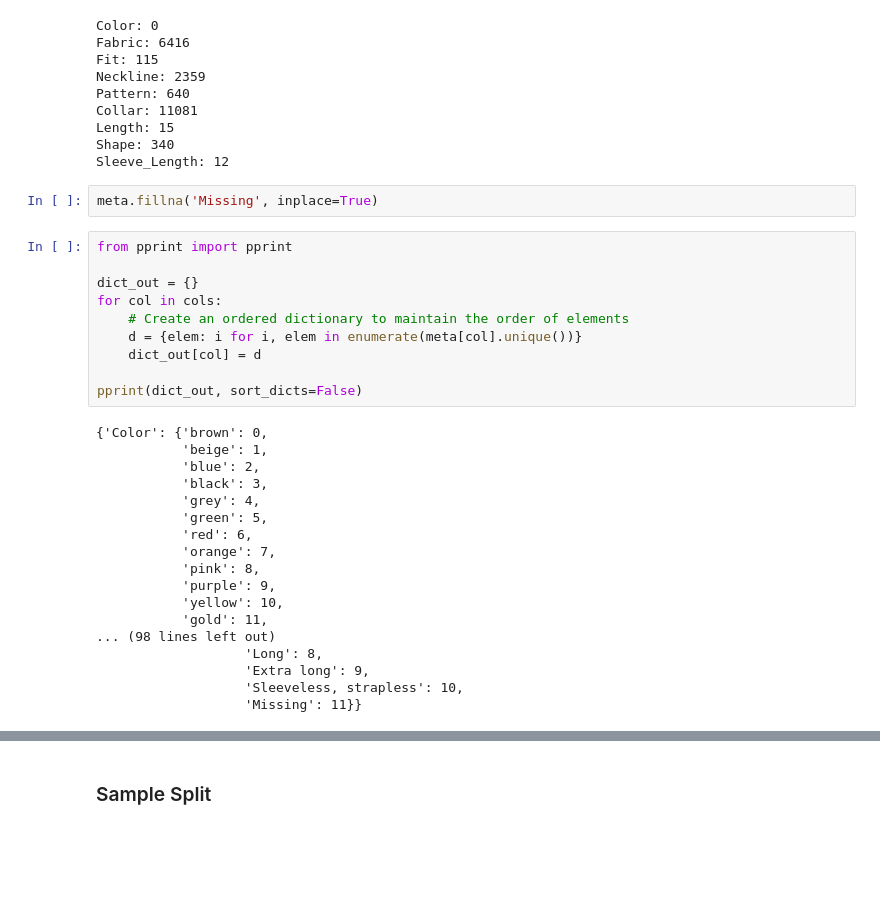
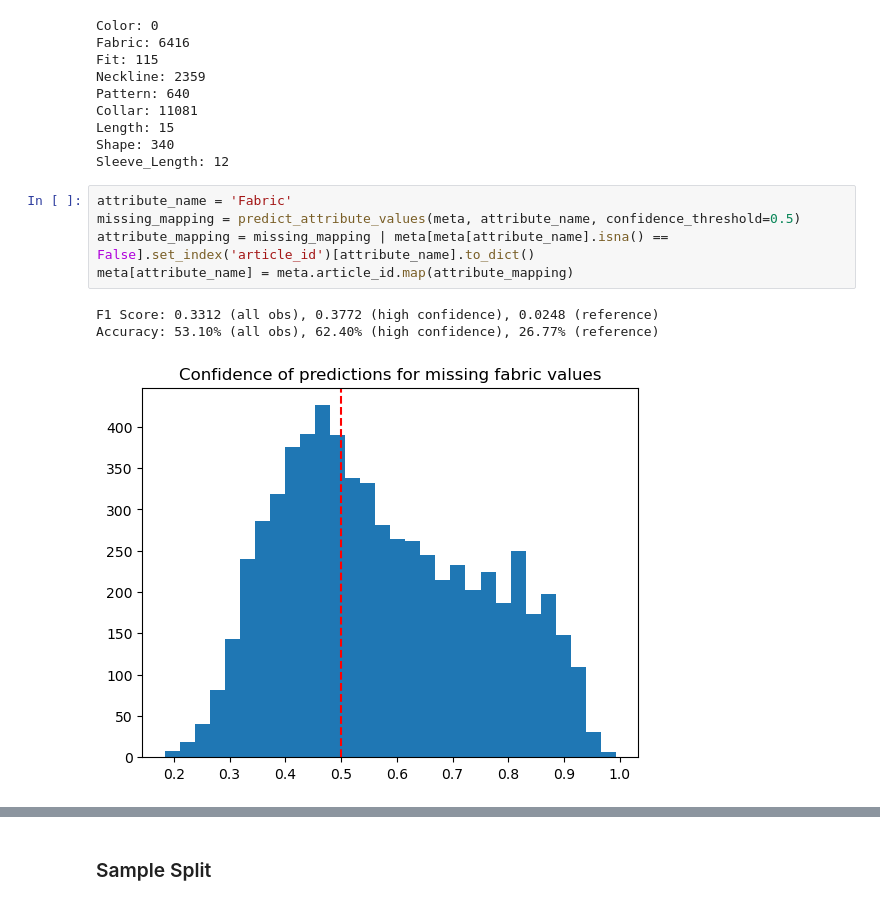
Before and after one commit to MGenschow/Thesis, a Jupyter notebook: 4_Assessor/disentangled_representations/data_preparation.ipynb, the cells around one changed output, grey strips where cells are left out. Saved outputs shown, nothing was run; the diff lists cells and outputs as text; blank space fills up the shorter version.

Commit message:
improved data prep for disentangled embeddings (added missing predictions and ordered labels correctly)

```diff
--- a/4_Assessor/disentangled_representations/data_preparation.ipynb
+++ b/4_Assessor/disentangled_representations/data_preparation.ipynb
@@ -51,33 +141,12 @@ Collar: 11081
 Length: 15
 Shape: 340
 Sleeve_Length: 12
-# %%
-meta.fillna('Missing', inplace=True)
-# %%
-from pprint import pprint
-
-dict_out = {}
-for col in cols:
-    # Create an ordered dictionary to maintain the order of elements
-    d = {elem: i for i, elem in enumerate(meta[col].unique())}
-    dict_out[col] = d
-
-pprint(dict_out, sort_dicts=False)
-# %% [output]
-{'Color': {'brown': 0,
-           'beige': 1,
-           'blue': 2,
-           'black': 3,
-           'grey': 4,
-           'green': 5,
-           'red': 6,
-           'orange': 7,
-           'pink': 8,
-           'purple': 9,
-           'yellow': 10,
-           'gold': 11,
-... (98 lines left out)
-                   'Long': 8,
-                   'Extra long': 9,
-                   'Sleeveless, strapless': 10,
-                   'Missing': 11}}
+# %%
+attribute_name = 'Fabric'
+missing_mapping = predict_attribute_values(meta, attribute_name, confidence_threshold=0.5)
+attribute_mapping = missing_mapping | meta[meta[attribute_name].isna() == False].set_index('article_id')[attribute_name].to_dict()
+meta[attribute_name] = meta.article_id.map(attribute_mapping)
+# %% [output]
+F1 Score: 0.3312 (all obs), 0.3772 (high confidence), 0.0248 (reference)
+Accuracy: 53.10% (all obs), 62.40% (high confidence), 26.77% (reference)
+[figure, added]
```
Also changed, not shown: parts of 11 cells of this notebook, 1 other file.
